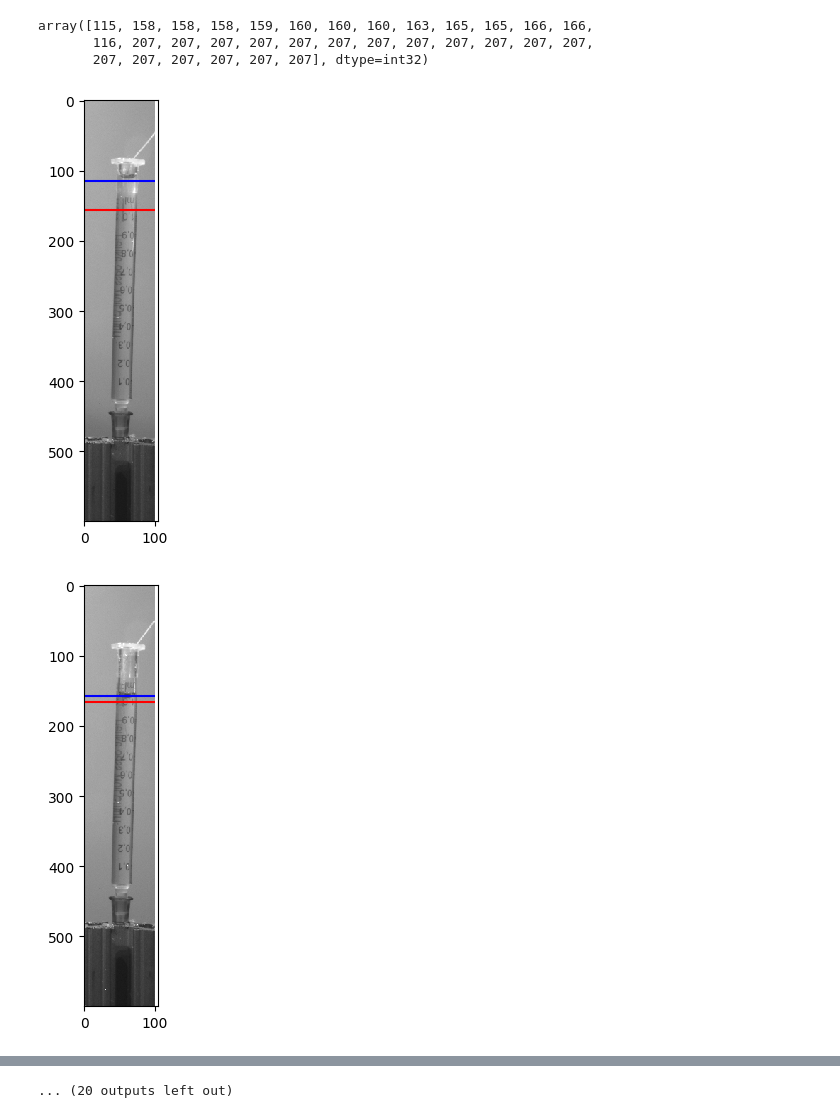
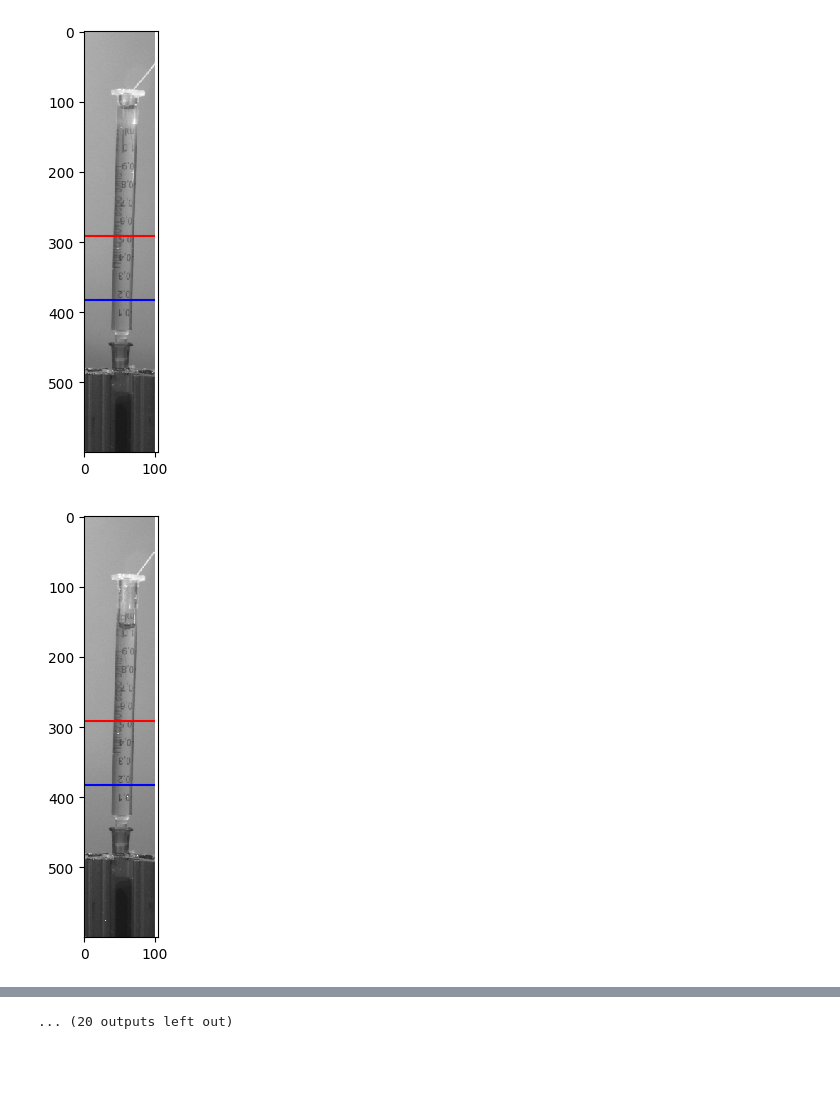
Before and after one commit to Tomas-Pierce-at-UNC/MothDrinks, a Jupyter notebook: TrainMeniscusFinder.ipynb, the cells around one changed output, grey strips where cells are left out. Drawn from its saved outputs; the diff is of its cells as text; code cells hidden in the pictures; blank space fills up the shorter version.

```diff
--- a/TrainMeniscusFinder.ipynb
+++ b/TrainMeniscusFinder.ipynb
@@ -128,12 +184,18 @@ res = layers.Rescaling(1.0/255)(inp)
 #x = layers.Conv2D(filters=4, kernel_size=(3,3))(res)
 
 skip1, enc1 = encoder(res, 64)
+skip2, enc2 = encoder(enc1, 64 * 2)
+#skip3, enc3 = encoder(enc2, 64 * 4)
 
-conv_block = convolution_block(enc1, 64 * 2)
+conv_block = convolution_block(enc2, 64 * 4)
 
-dec1 = decoder(conv_block, skip1, 64)
+dec1 = decoder(conv_block, skip2, 64 * 2)
+dec2 = decoder(dec1, skip1, 64)
+#dec3 = decoder(dec2, skip1, 64)
 
-f = layers.Flatten()(dec1)
+f = layers.Flatten()(dec2)
+#regr1 = layers.Dense(512)(f)
+#regr2 = layers.Dense(512)(regr1)
 
 out = layers.Dense(1)(f)
 
@@ -161,3 +228,3 @@ ________________________________________________________________________________
 # %%
-model.fit(seq)
+model.fit(seq, epochs=3)
 # %% [output]
@@ -166,2 +248,2 @@ model.fit(seq)
 # %%
-items = seq[0]
+pred = model(seq[0][0])
@@ -174,13 +250,7 @@ refs = items[1]
-# %%
-refs
-# %% [output]
-array([115, 158, 158, 158, 159, 160, 160, 160, 163, 165, 165, 166, 166,
-       116, 207, 207, 207, 207, 207, 207, 207, 207, 207, 207, 207, 207,
-       207, 207, 207, 207, 207, 207], dtype=int32)
 # %%
 for i in range(32):
-    imshow(ins[i,:,:,0]);pyplot.hlines(refs[i], 0, 100, color="blue");pyplot.hlines(outs[i], 0, 100, color="red");
+    imshow(seq[0][0][i,:,:,0]);pyplot.hlines(pred[i],0,100,color="red");pyplot.hlines(seq[2000][1][i],0,100,color="blue");
     pyplot.show()
 # %% [output]
-[figure, old version]
+[figure, new version]
-[figure, old version]
+[figure, new version]
```
Also changed, not shown: parts of 13 cells of this notebook, 19 other files.
